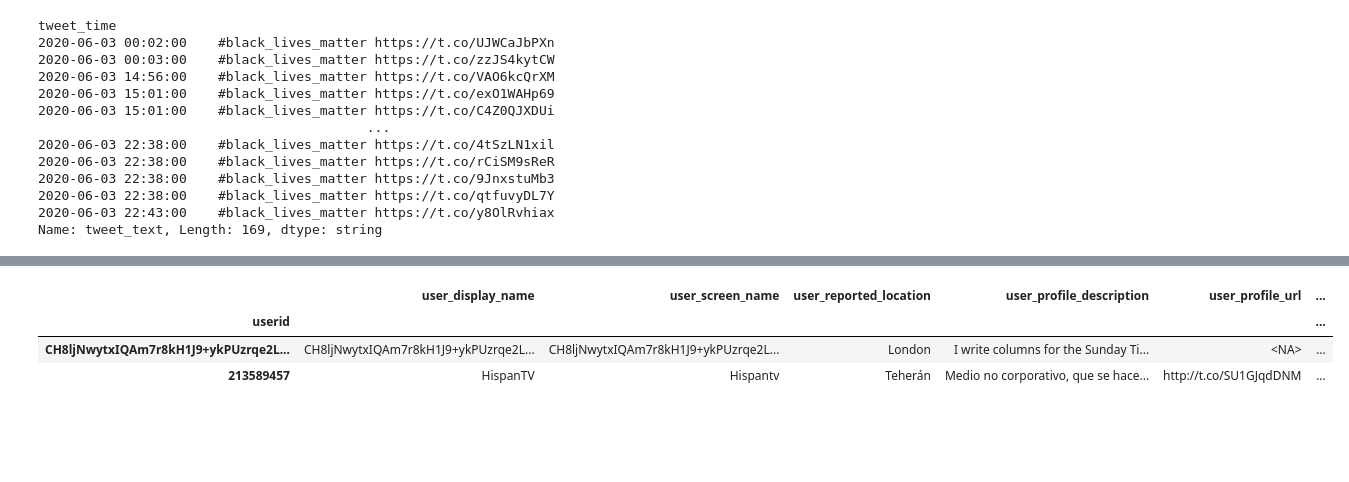
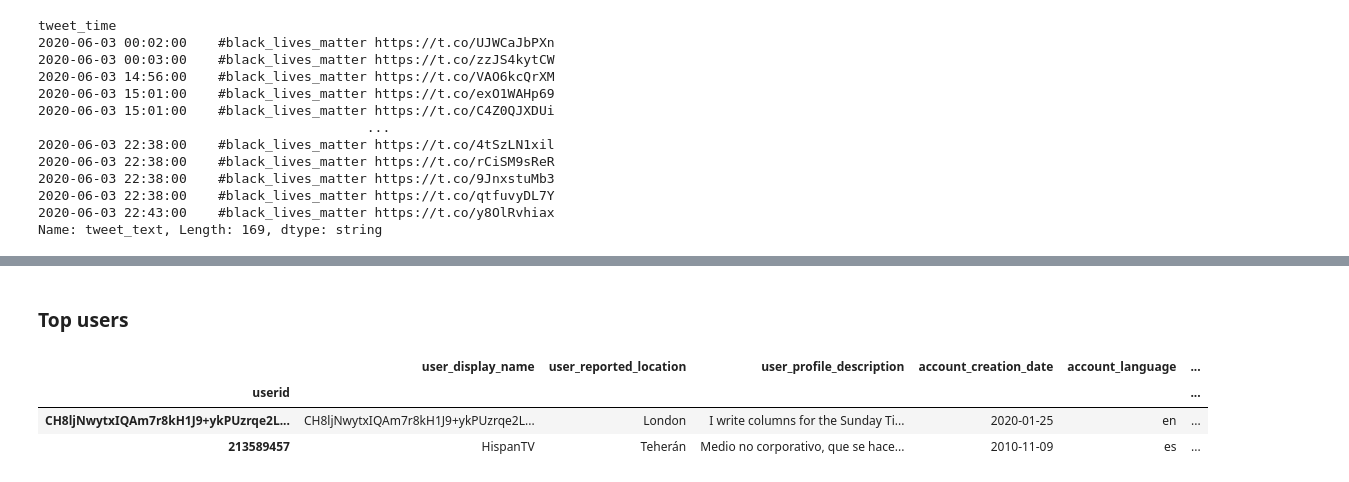
Before and after one commit to sarahkpardo/social-media-data-analysis, a Jupyter notebook: cross_campaign.ipynb, the cells around one changed output, grey strips where cells are left out. Cells and saved outputs as stored; diff of their text form; code cells hidden in the pictures; blank space fills up the shorter version.

Commit message:
Updated cross-campaign

```diff
--- a/cross_campaign.ipynb
+++ b/cross_campaign.ipynb
@@ -45,6 +34,13 @@ stats = ['mean',
          'min',
          'max',
         ]
+fields = ['user_display_name',
+         'user_reported_location',
+         'user_profile_description',
+         'account_creation_date',
+         'account_language',
+         'follower_count',
+         'following_count']
 # %% [markdown]
 ## Data: multiple campaigns
 Using data from campaigns in Iran in September 2020 and December 2020
@@ -157,6 +148,7 @@ mask = (campaign['tweet_time'] >= start) & (campaign['tweet_time'] <= end)
 overlap = (campaign
           .loc[mask]
           )
-grouped = (overlap
+overlap_grouped = (overlap
           .groupby('campaign')
           )
+overlap_grouped.size()
@@ -272,14 +254,16 @@ Name: tweet_text, Length: 169, dtype: string
+# %% [markdown]
+### Top users
 # %%
 (campaign_users
-.loc[campaign_users.index == top_user(grouped.get_group(c1))]
+.loc[campaign_users.index == top_user(grouped.get_group(c1))][fields]
 ).append(
 campaign_users
-.loc[campaign_users.index == top_user(grouped.get_group(c2))])
+.loc[campaign_users.index == top_user(grouped.get_group(c2))][fields])
 # %% [output]
-|  | user_display_name | user_screen_name | user_reported_location | user_profile_description | user_profile_url | ... |
+|  | user_display_name | user_reported_location | user_profile_description | account_creation_date | account_language | ... |
 | userid |  |  |  |  |  | ... |
-| CH8ljNwytxIQAm7r8kH1J9+ykPUzrqe2L... | CH8ljNwytxIQAm7r8kH1J9+ykPUzrqe2L... | CH8ljNwytxIQAm7r8kH1J9+ykPUzrqe2L... | London | I write columns for the Sunday Ti... | <NA> | ... |
-| 213589457 | HispanTV | Hispantv | Teherán | Medio no corporativo, que se hace... | http://t.co/SU1GJqdDNM | ... |
+| CH8ljNwytxIQAm7r8kH1J9+ykPUzrqe2L... | CH8ljNwytxIQAm7r8kH1J9+ykPUzrqe2L... | London | I write columns for the Sunday Ti... | 2020-01-25 | en | ... |
+| 213589457 | HispanTV | Teherán | Medio no corporativo, que se hace... | 2010-11-09 | es | ... |
 # %%
 (campaign
  .loc[campaign['userid'] == top_user(grouped.get_group(c1))]
```
Also changed, not shown: parts of 25 cells of this notebook, 1 other file.
